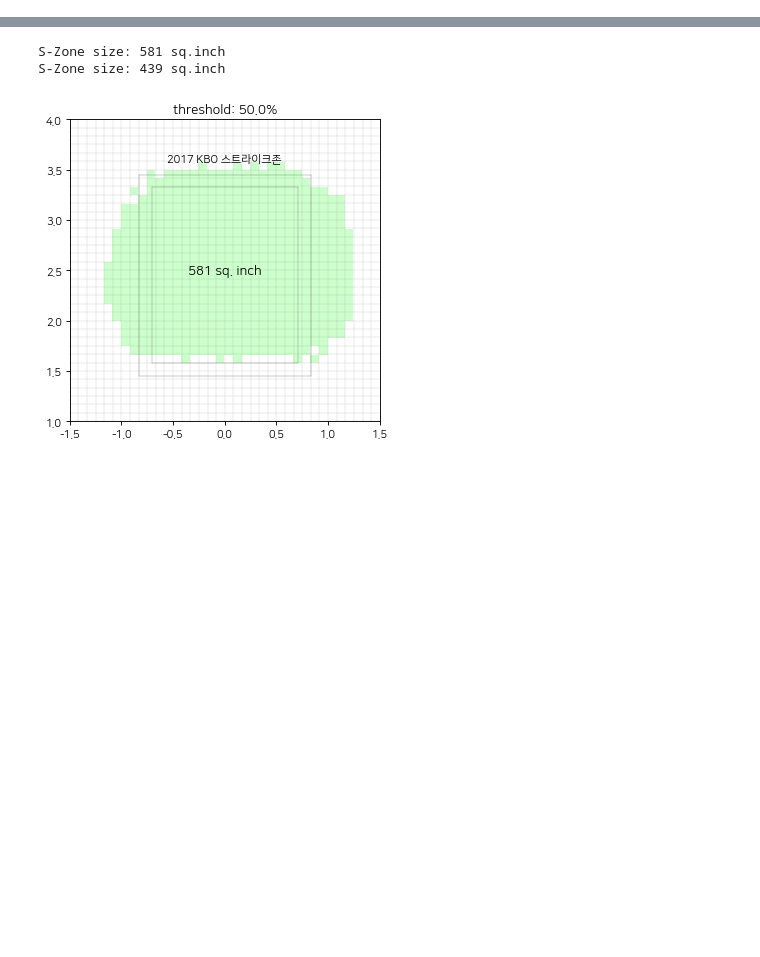
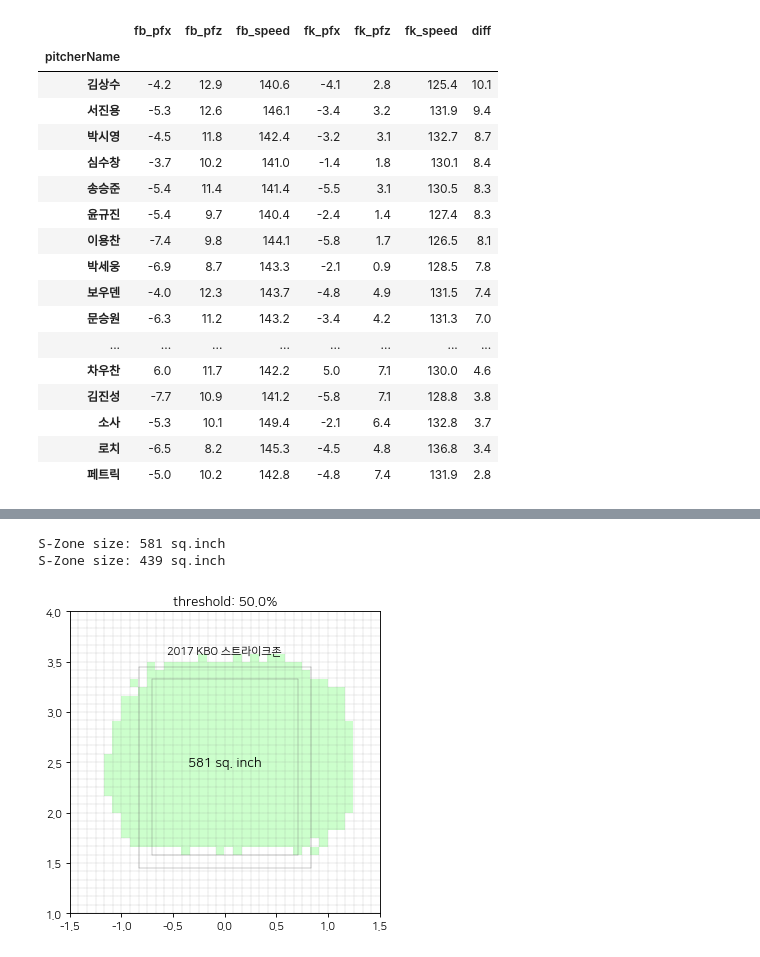
Before and after one commit to kparkk2/KBO_pbp_text_crawler, a Jupyter notebook: pfx_plot.ipynb, the cells around one changed output, grey strips where cells are left out. Cells and saved outputs as stored; diff of their text form; code cells hidden in the pictures; blank space fills up the shorter version.

```diff
--- a/pfx_plot.ipynb
+++ b/pfx_plot.ipynb
@@ -11,0 +20,28 @@ for row in cr:
+# %%
+pitchers = df.groupby(['pitcherName'])
+
+fbmask = (df['stuff'] == '직구')
+fb = df.loc[fbmask]
+
+slmask = (df['stuff'] == '슬라이더')
+sl = df.loc[slmask]
+
+fkmask = (df['stuff'] == '포크')
+fk = df.loc[fkmask]
+
+fb_cdf = fb.groupby(['pitcherName']).count()
+sl_cdf = sl.groupby(['pitcherName']).count()
+fk_cdf = fk.groupby(['pitcherName']).count()
+# %%
+whatiwant = (fb_cdf['ballcount'] > 1000)
+# %%
+fbs = fb.groupby(['pitcherName']).mean().loc[whatiwant].loc[:, 'pfx_x':'speed']
+#sls = sl.groupby(['pitcherName']).mean().loc[whatiwant].loc[:, 'pfx_x':'speed']
+fks = fk.groupby(['pitcherName']).mean().loc[whatiwant].loc[:, 'pfx_x':'speed']
+# %%
+fbs = fb.groupby(['pitcherName']).mean().loc[whatiwant].loc[:, 'pfx_x':'speed']
+fbs['pfx_x'] *= 12
+fbs['pfx_z'] *= 12
+fbs['pfx_x'] = round(fbs['pfx_x'], 1)
+fbs['pfx_z'] = round(fbs['pfx_z'], 1)
+display(fbs.sort_values(by=['pfx_z'], ascending=False))
@@ -11,0 +67,34 @@ for row in cr:
+# %%
+result = pd.concat([fbs, fks], axis=1)
+result.columns = ['fb_pfx', 'fb_pfz', 'fb_speed', 'fk_pfx', 'fk_pfz', 'fk_speed']
+result['fb_pfx'] *=12
+result['fb_pfz'] *=12
+result['fk_pfx'] *=12
+result['fk_pfz'] *=12
+result['fb_pfx'] = round(result['fb_pfx'],1)
+result['fb_pfz'] = round(result['fb_pfz'],1)
+result['fk_pfx'] = round(result['fk_pfx'],1)
+result['fk_pfz'] = round(result['fk_pfz'],1)
+result['diff'] = result['fb_pfz'] - result['fk_pfz']
+vmask = (result['fb_speed'] > 140)
+result = result.loc[vmask]
+display(result.sort_values(by=['diff'], ascending=False))
+# %% [output]
+|  | fb_pfx | fb_pfz | fb_speed | fk_pfx | fk_pfz | fk_speed | diff |
+| pitcherName |  |  |  |  |  |  |  |
+| 김상수 | -4.2 | 12.9 | 140.6 | -4.1 | 2.8 | 125.4 | 10.1 |
+| 서진용 | -5.3 | 12.6 | 146.1 | -3.4 | 3.2 | 131.9 | 9.4 |
+| 박시영 | -4.5 | 11.8 | 142.4 | -3.2 | 3.1 | 132.7 | 8.7 |
+| 심수창 | -3.7 | 10.2 | 141.0 | -1.4 | 1.8 | 130.1 | 8.4 |
+| 송승준 | -5.4 | 11.4 | 141.4 | -5.5 | 3.1 | 130.5 | 8.3 |
+| 윤규진 | -5.4 | 9.7 | 140.4 | -2.4 | 1.4 | 127.4 | 8.3 |
+| 이용찬 | -7.4 | 9.8 | 144.1 | -5.8 | 1.7 | 126.5 | 8.1 |
+| 박세웅 | -6.9 | 8.7 | 143.3 | -2.1 | 0.9 | 128.5 | 7.8 |
+| 보우덴 | -4.0 | 12.3 | 143.7 | -4.8 | 4.9 | 131.5 | 7.4 |
+| 문승원 | -6.3 | 11.2 | 143.2 | -3.4 | 4.2 | 131.3 | 7.0 |
+| ... | ... | ... | ... | ... | ... | ... | ... |
+| 차우찬 | 6.0 | 11.7 | 142.2 | 5.0 | 7.1 | 130.0 | 4.6 |
+| 김진성 | -7.7 | 10.9 | 141.2 | -5.8 | 7.1 | 128.8 | 3.8 |
+| 소사 | -5.3 | 10.1 | 149.4 | -2.1 | 6.4 | 132.8 | 3.7 |
+| 로치 | -6.5 | 8.2 | 145.3 | -4.5 | 4.8 | 136.8 | 3.4 |
+| 페트릭 | -5.0 | 10.2 | 142.8 | -4.8 | 7.4 | 131.9 | 2.8 |
```
Also changed, not shown: parts of 6 cells of this notebook, 3 other files.
